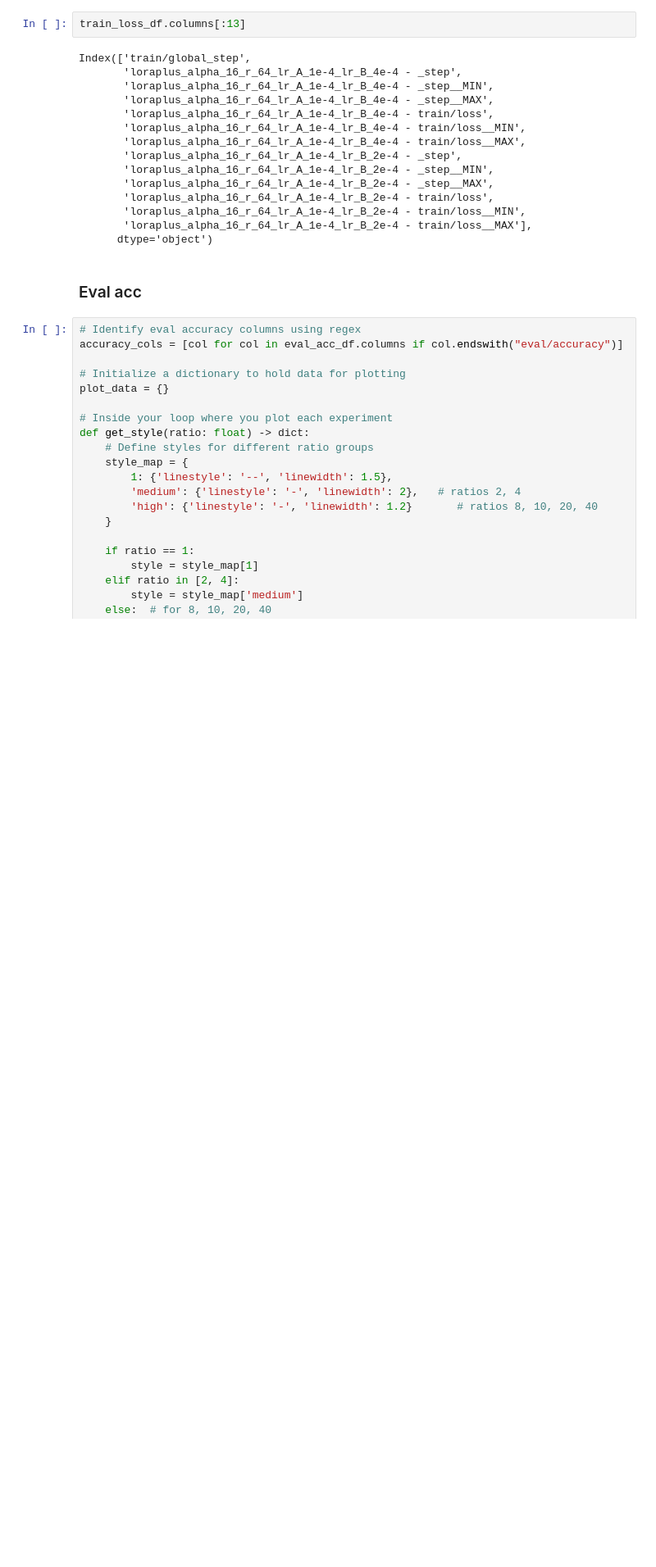
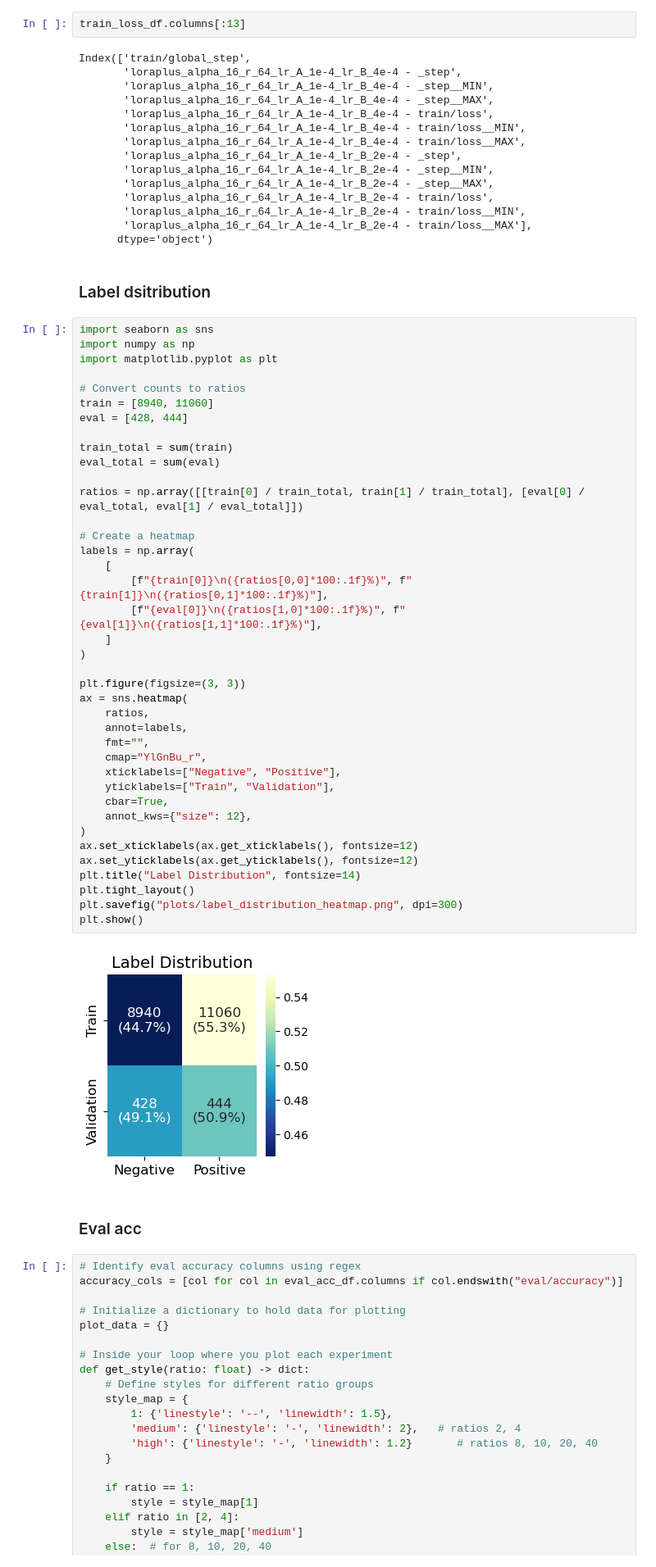
Before and after one commit to trifangrobert/better-call-lora, a Jupyter notebook: results.ipynb, the cells around one changed output. Shown: that part at 82% size. Drawn from its saved outputs; the diff is of its cells as text; blank space fills up the shorter version.

```diff
--- a/results.ipynb
+++ b/results.ipynb
@@ -39,6 +39,49 @@ Index(['train/global_step',
        'loraplus_alpha_16_r_64_lr_A_1e-4_lr_B_2e-4 - train/loss__MIN',
        'loraplus_alpha_16_r_64_lr_A_1e-4_lr_B_2e-4 - train/loss__MAX'],
       dtype='object')
+# %% [markdown]
+### Label dsitribution
+# %%
+import seaborn as sns
+import numpy as np
+import matplotlib.pyplot as plt
+
+# Convert counts to ratios
+train = [8940, 11060]
+eval = [428, 444]
+
+train_total = sum(train)
+eval_total = sum(eval)
+
+ratios = np.array([[train[0] / train_total, train[1] / train_total], [eval[0] / eval_total, eval[1] / eval_total]])
+
+# Create a heatmap
+labels = np.array(
+    [
+        [f"{train[0]}\n({ratios[0,0]*100:.1f}%)", f"{train[1]}\n({ratios[0,1]*100:.1f}%)"],
+        [f"{eval[0]}\n({ratios[1,0]*100:.1f}%)", f"{eval[1]}\n({ratios[1,1]*100:.1f}%)"],
+    ]
+)
+
+plt.figure(figsize=(3, 3))
+ax = sns.heatmap(
+    ratios,
+    annot=labels,
+    fmt="",
+    cmap="YlGnBu_r",
+    xticklabels=["Negative", "Positive"],
+    yticklabels=["Train", "Validation"],
+    cbar=True,
+    annot_kws={"size": 12},
+)
+ax.set_xticklabels(ax.get_xticklabels(), fontsize=12)
+ax.set_yticklabels(ax.get_yticklabels(), fontsize=12)
+plt.title("Label Distribution", fontsize=14)
+plt.tight_layout()
+plt.savefig("plots/label_distribution_heatmap.png", dpi=300)
+plt.show()
+# %% [output]
+[figure, added]
 # %% [markdown]
 ### Eval acc
 # %%
```
Also changed, not shown: parts of 1 cell of this notebook, 1 other file.
